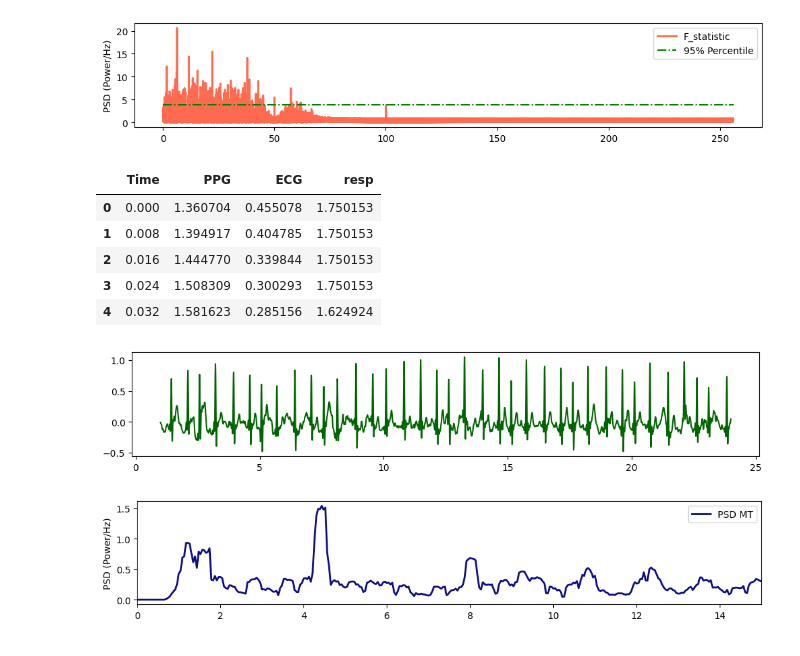
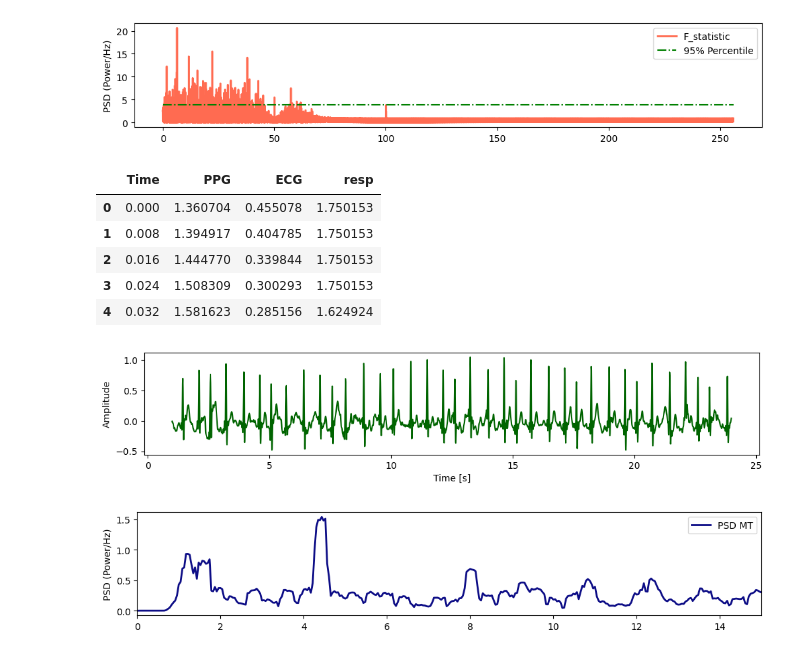
Before and after one commit to Chamusuke/Multitaper_harmonic_Ftest, a Jupyter notebook: python/example.ipynb, the cells around one changed output. Saved outputs shown, nothing was run; the diff lists cells and outputs as text; code cells hidden in the pictures.

```diff
--- a/python/example.ipynb
+++ b/python/example.ipynb
@@ -120,34 +122,36 @@ def highpass(x, samplerate, cutoff, gpass, gstop):
     fn = samplerate / 2                           # ナイキスト周波数
     wp = cutoff / fn                              # 通過域端周波数（正規化）
     ws = (cutoff * 0.5) / fn                      # 阻止域端周波数（正規化、少し低めに設定）
     N, Wn = signal.buttord(wp, ws, gpass, gstop)  # フィルタのオーダーと正規化周波数を計算
     b, a = signal.butter(N, Wn, btype="high")     # ハイパスフィルターを設計
     y = signal.filtfilt(b, a, x)                  # フィルタ適用（ゼロ位相遅延）
     return y                                      # フィルタ後の信号を返す
 
 # ハイパスフィルターの設定
 cutoff = 1.0  # 0.5Hzのカットオフ周波数
 gpass = 3     # 通過域最大損失[dB]
 gstop = 40    # 阻止域最小減衰[dB]
 signal_ecg = highpass(signal_ecg, fs_ECG, cutoff, gpass, gstop)
 
 cutoff = 20  # 0.5Hzのカットオフ周波数
 gpass = 3     # 通過域最大損失[dB]
 gstop = 40    # 阻止域最小減衰[dB]
 signal_ecg = lowpass(signal_ecg, fs_ECG, cutoff, gpass, gstop)
 
 fig = plt.figure(1, figsize=(12,2))
 ax = fig.add_subplot()
 ax.plot(time_ecg, signal_ecg, color='darkgreen')
+ax.set_ylabel("Amplitude")
+ax.set_xlabel("Time [s]")
 plt.show()
 # %% [output]
 |  | Time | PPG | ECG | resp |
 | 0 | 0.000 | 1.360704 | 0.455078 | 1.750153 |
 | 1 | 0.008 | 1.394917 | 0.404785 | 1.750153 |
 | 2 | 0.016 | 1.444770 | 0.339844 | 1.750153 |
 | 3 | 0.024 | 1.508309 | 0.300293 | 1.750153 |
 | 4 | 0.032 | 1.581623 | 0.285156 | 1.624924 |
-[figure, old version]
+[figure, new version]
 # %%
 MTSpec = MultiTaper_Periodogram(NW=4)
 MTSpec.MT_Spec(signal_ecg, fs_ECG)
```
Also changed, not shown: parts of 3 cells of this notebook.
